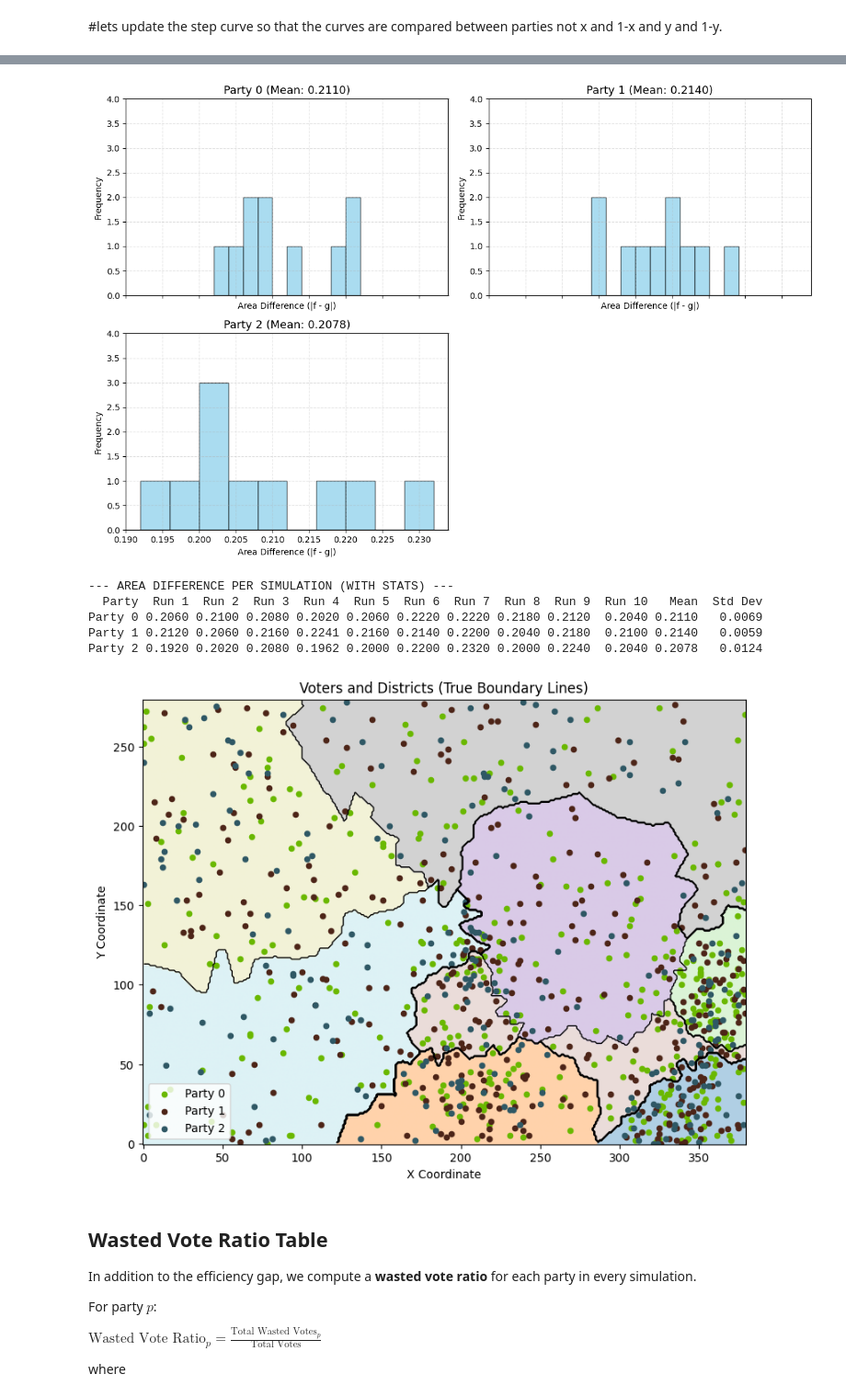
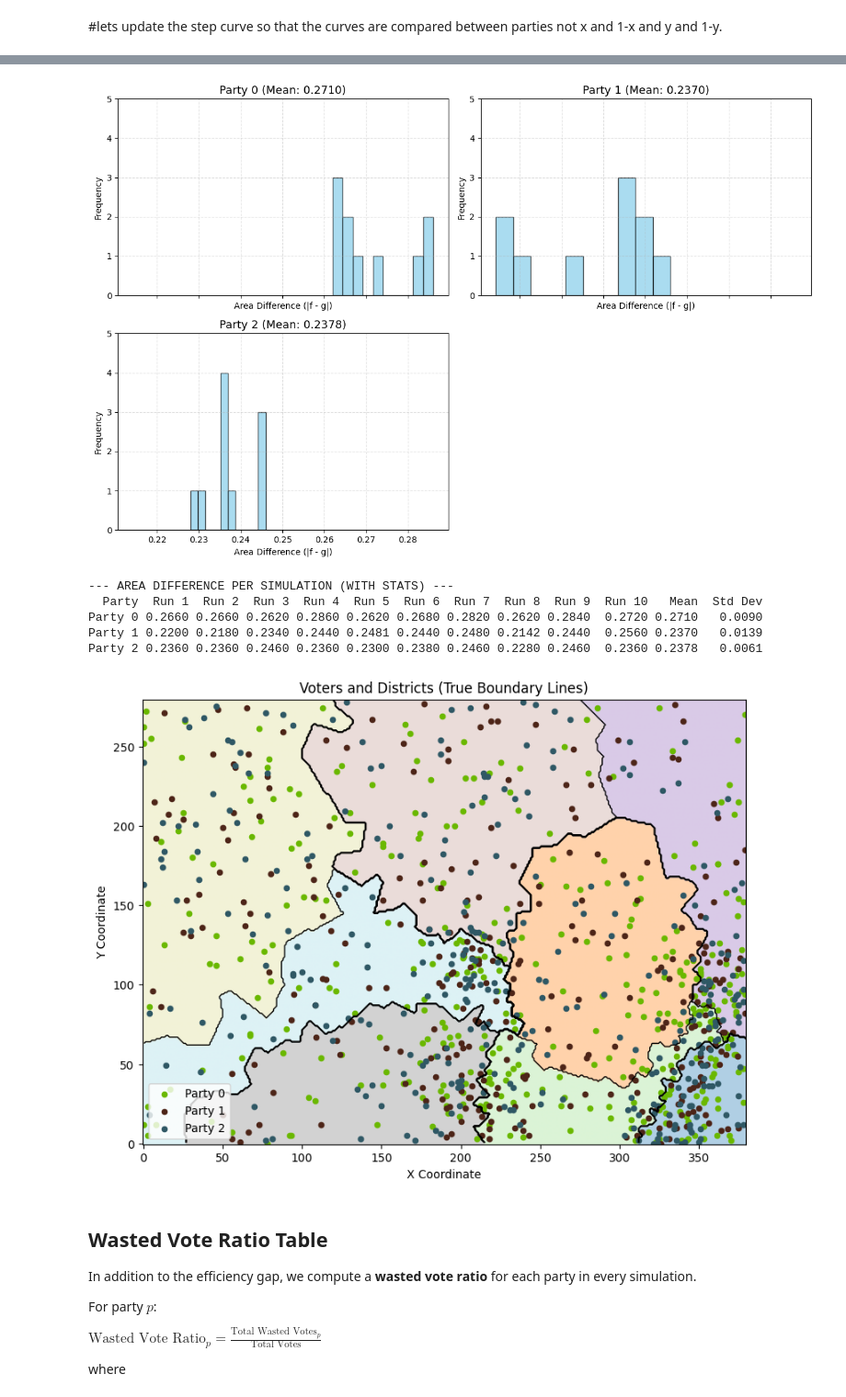
Before and after one commit to CarlLienert/SeniorCapstone, a Jupyter notebook: sim_6000NEW.ipynb, the cells around one changed output, grey strips where cells are left out. Shown at 92% size. Cells and saved outputs as stored; diff of their text form; code cells hidden in the pictures.

Commit message:
fixed random seeding for redistricting.

```diff
--- a/sim_6000NEW.ipynb
+++ b/sim_6000NEW.ipynb
@@ -31,7 +31,7 @@ PARTY_COLORS = dict(zip(PARTY_IDS, party_colors))
 #-------------------------
 # PARTY DISTRIBUTION (bias) - Must sum to 1 - MUST CHANGE WHEN CHANGING NUMBER OF PARTIES
 # ------------------------
-PARTY_BIAS = [0.4, 0.4, .2]  # Example: 40% for Party 0, 40% for Party 1, 20% for Party 2
+PARTY_BIAS = [0.4, 0.3, 0.3]
 
 # ------------------------
 # GENERATE POPULATION DENSITY
@@ -69,7 +69,9 @@ voter_parties = np.random.choice(
 #voter_parties = np.random.randint(0, NUM_PARTIES, NUM_VOTERS)
 
 voter_colors = party_colors[voter_parties]
-def connected_districts(voters, num_districts, voters_per_district, k_neighbors=20):
+
+def connected_districts(voters, num_districts, voters_per_district, rng, k_neighbors=20):
+#def connected_districts(voters, num_districts, voters_per_district, k_neighbors=20):
     N = len(voters)
     district = -np.ones(N, dtype=int)
     tree = cKDTree(voters)
@@ -80,7 +82,8 @@ def connected_districts(voters, num_districts, voters_per_district, k_neighbors=
         if not unassigned:
             break
 
-        seed = np.random.choice(list(unassigned))
+        #seed = np.random.choice(list(unassigned))
+        seed = rng.choice(list(unassigned))
         district[seed] = d
         unassigned.remove(seed)
         queue = [seed]
@@ -105,8 +108,8 @@ def connected_districts(voters, num_districts, voters_per_district, k_neighbors=
                 if district[i] == d:
                     district[i] = -1
                     unassigned.add(i)
-            return connected_districts(voters, num_districts, voters_per_district)
-
+            #return connected_districts(voters, num_districts, voters_per_district)
+            return connected_districts(voters, num_districts, voters_per_district, rng, k_neighbors)
     # ------------------------
     # Assign leftover voters to nearest district
     # ------------------------
@@ -448,11 +451,25 @@ all_area_results = []    # For step function area analysis
 all_step_curves = []       # Store step curves for potential plotting
 plt.figure(figsize=(10,6))
 
+
+'''
 for run in range(NUM_RUNS):
     district_labels = connected_districts(voters, NUM_DISTRICTS, VOTERS_PER_DISTRICT)
     district_counts = count_votes(district_labels)
+'''
+for run in range(NUM_RUNS):
 
-    # Efficiency gap
+    rng = np.random.default_rng()
+
+    district_labels = connected_districts(
+        voters,
+        NUM_DISTRICTS,
+        VOTERS_PER_DISTRICT,
+        rng
+    )
+
+    district_counts = count_votes(district_labels)
+# Efficiency gap
     gap = efficiency_gap(district_counts)
     all_efficiency_gaps.append(gap)
 
@@ -878,7 +895,7 @@ for j in range(i + 1, len(axes)):
 plt.tight_layout()
 plt.show()
 # %% [output]
-[figure, old version]
+[figure, new version]
 # %%
 import pandas as pd
 import numpy as np
@@ -920,15 +937,15 @@ print(df_runs.to_string(index=False, float_format=lambda x: f"{x:.4f}"))
 # %% [output]
 --- AREA DIFFERENCE PER SIMULATION (WITH STATS) ---
   Party  Run 1  Run 2  Run 3  Run 4  Run 5  Run 6  Run 7  Run 8  Run 9  Run 10   Mean  Std Dev
-Party 0 0.2060 0.2100 0.2080 0.2020 0.2060 0.2220 0.2220 0.2180 0.2120  0.2040 0.2110   0.0069
-Party 1 0.2120 0.2060 0.2160 0.2241 0.2160 0.2140 0.2200 0.2040 0.2180  0.2100 0.2140   0.0059
-Party 2 0.1920 0.2020 0.2080 0.1962 0.2000 0.2200 0.2320 0.2000 0.2240  0.2040 0.2078   0.0124
+Party 0 0.2660 0.2660 0.2620 0.2860 0.2620 0.2680 0.2820 0.2620 0.2840  0.2720 0.2710   0.0090
+Party 1 0.2200 0.2180 0.2340 0.2440 0.2481 0.2440 0.2480 0.2142 0.2440  0.2560 0.2370   0.0139
+Party 2 0.2360 0.2360 0.2460 0.2360 0.2300 0.2380 0.2460 0.2280 0.2460  0.2360 0.2378   0.0061
 # %%
 # ------------------------
 # VISUALIZE ONE RUN (NO OVERLAP)
 # ------------------------
 
-district_labels = connected_districts(voters, NUM_DISTRICTS, VOTERS_PER_DISTRICT)
+district_labels = connected_districts(voters, NUM_DISTRICTS, VOTERS_PER_DISTRICT, rng)
 
 # Build KD-tree for fast nearest lookup
 tree = cKDTree(voters)
@@ -946,34 +963,34 @@ plt.figure(figsize=(10,7))
 
 # Lightly color districts
 plt.imshow(pixel_map, origin='lower', cmap='tab20', alpha=0.35)
 
 # Draw district boundaries
 plt.contour(
     pixel_map,
     levels=np.arange(NUM_DISTRICTS)+0.5,
     colors='black',
     linewidths=1,
     origin='lower'
 )
 
 # Plot voters on top
 for i, party in enumerate(PARTY_IDS):
     mask = voter_parties == i
     plt.scatter(
         voters[mask,0],
         voters[mask,1],
         color=PARTY_COLORS[party],
         label=party,
         s=20
     )
 
 plt.title("Voters and Districts (True Boundary Lines)")
 plt.xlabel("X Coordinate")
 plt.ylabel("Y Coordinate")
 plt.legend()
 plt.show()
 # %% [output]
-[figure, old version]
+[figure, new version]
 # %% [markdown]
 
 ## Wasted Vote Ratio Table
```
Also changed, not shown: parts of 11 cells of this notebook.
